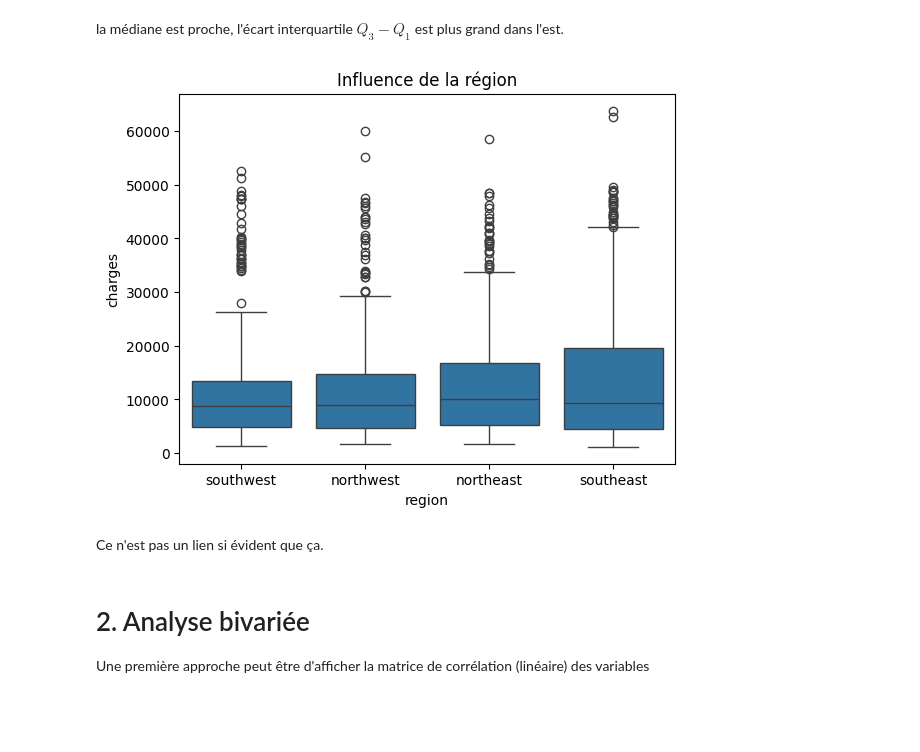
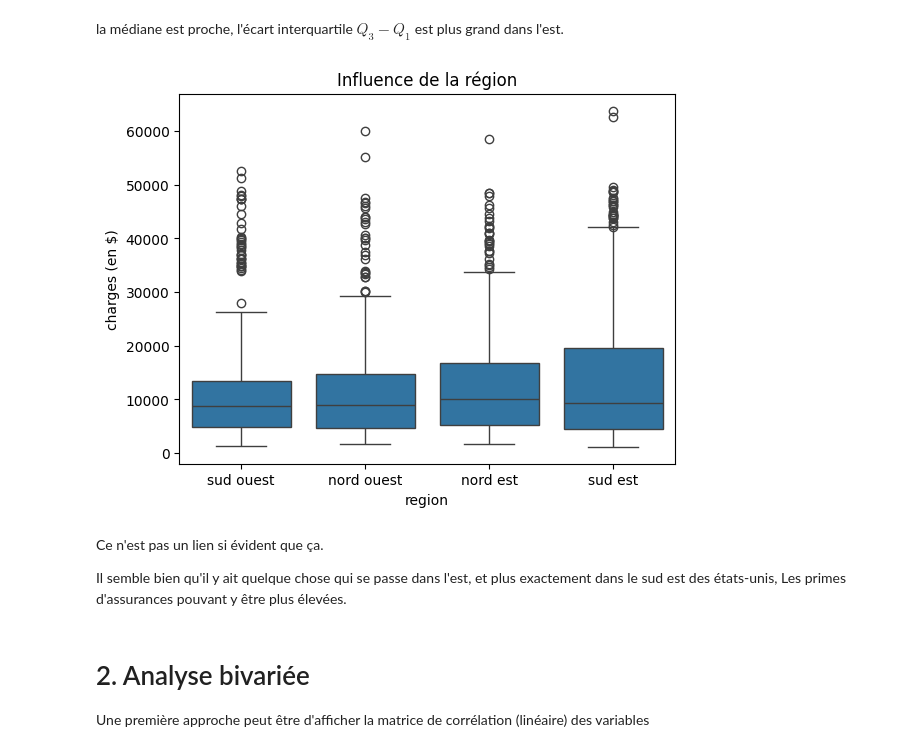
Before and after one commit to NicoCasso/Assur_aimant, a Jupyter notebook: analyse.ipynb, the cells around one changed output. Cells and saved outputs as stored; diff of their text form; code cells hidden in the pictures; blank space fills up the shorter version.

```diff
--- a/analyse.ipynb
+++ b/analyse.ipynb
@@ -121,35 +157,22 @@ plt.show()
 # %% [markdown]
 la médiane est proche, l'écart interquartile $Q_3 - Q_1$ est plus grand dans l'est.
 # %%
-def numerize_region(region :str) -> int :
-    match region :
-        case "southwest" : return 1
-        case "northwest" : return 2
-        case "northeast" : return 3
-        case "southeast" : return 4
-        case _ : raise Exception("It should not happen")
-
-def replace_region(region :str) -> str :
-    int_region = int(region)
-    match int_region :
-        case 1 : return "southwest"
-        case 2 : return "northwest"
-        case 3 : return "northeast"
-        case 4 : return "southeast"
-        case _ : raise Exception("It should not happen")
-
 df_reordered = pd.DataFrame(df)
 df_reordered["region"] = df_reordered["region"].apply( lambda x : numerize_region(x))
 df_reordered.sort_values( 'region', ascending=True, inplace=True)
-df_reordered["region"] = df_reordered["region"].apply( lambda x : replace_region(x))
+df_reordered["region"] = df_reordered["region"].apply( lambda x : translate_region(x))
 
 sns.boxplot(x=df_reordered['region'], y=df_reordered['charges'])
+plt.xlabel("region")
+plt.ylabel("charges (en $)")
 plt.title("Influence de la région")
 plt.show()
 # %% [output]
-[figure, old version]
+[figure, new version]
-# %% [markdown]
-Ce n'est pas un lien si évident que ça.
+# %% [markdown]
+Ce n'est pas un lien si évident que ça.
+
+Il semble bien qu'il y ait quelque chose qui se passe dans l'est, et plus exactement dans le sud est des états-unis, Les primes d'assurances pouvant y être plus élevées.
 # %% [markdown]
 # 2. Analyse bivariée
 Une première approche peut être d'afficher la matrice de corrélation (linéaire) des variables
```
Also changed, not shown: parts of 72 cells of this notebook, 4 other files.
